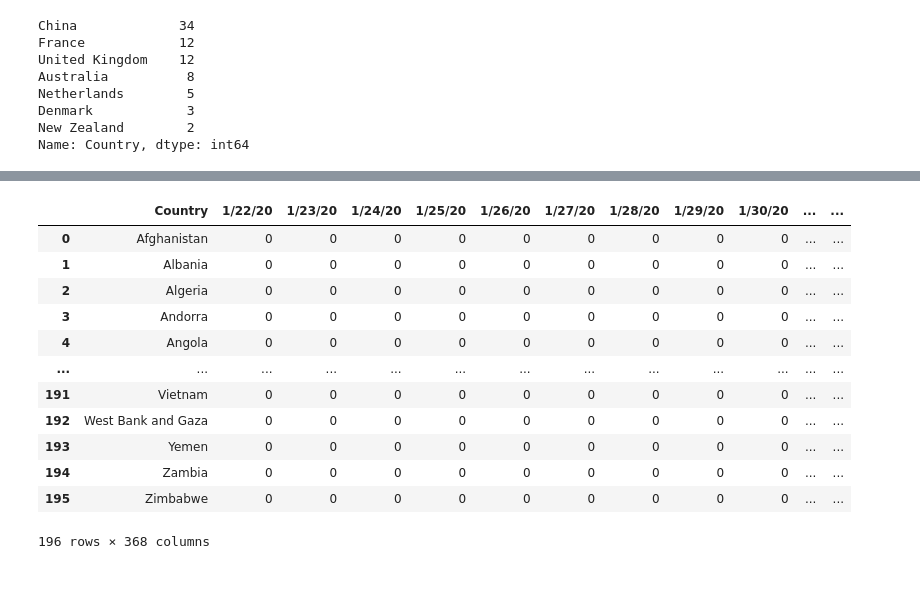
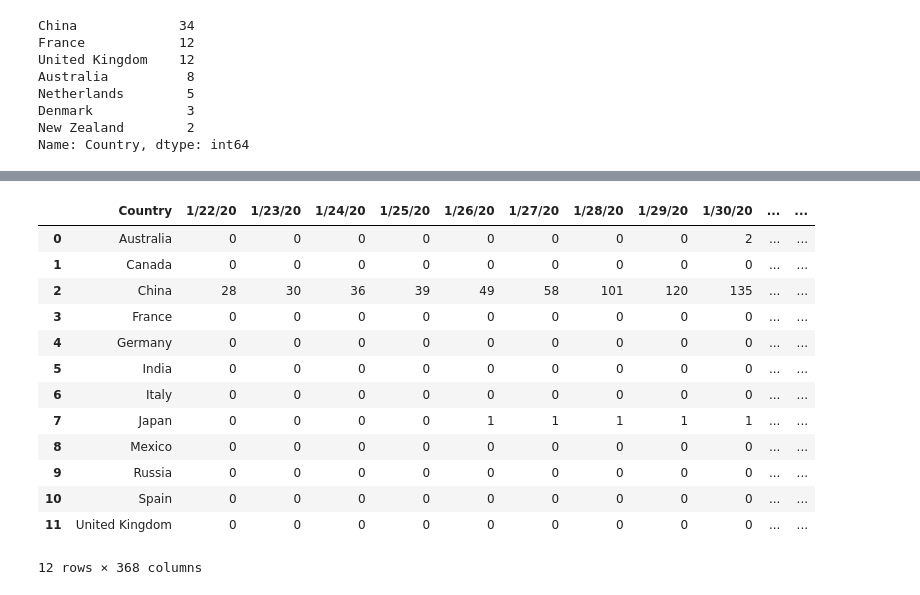
Before and after one commit to Jengoag/covid19_project, a Jupyter notebook: api/data_cleaning/recovered.ipynb, the cells around one changed output, grey strips where cells are left out. Saved outputs shown, nothing was run; the diff lists cells and outputs as text; code cells hidden in the pictures.

```diff
--- a/api/data_cleaning/recovered.ipynb
+++ b/api/data_cleaning/recovered.ipynb
@@ -3,5 +6,5 @@ import pandas as pd
 # %%
-recovered = pd.read_csv("./unclean/recovered_global.csv")
+recovered = pd.read_csv("unclean/recovered_global.csv")
 # %%
 # hacemos una previsualizacion de los datos que tenemos
 recovered.head()
@@ -171,17 +141,0 @@ recovered
-# %%
-recovered = recovered.reset_index(drop=True)
-recovered
-# %% [output]
-|  | Country | 1/22/20 | 1/23/20 | 1/24/20 | 1/25/20 | 1/26/20 | 1/27/20 | 1/28/20 | 1/29/20 | 1/30/20 | ... | ... |
-| 0 | Afghanistan | 0 | 0 | 0 | 0 | 0 | 0 | 0 | 0 | 0 | ... | ... |
-| 1 | Albania | 0 | 0 | 0 | 0 | 0 | 0 | 0 | 0 | 0 | ... | ... |
-| 2 | Algeria | 0 | 0 | 0 | 0 | 0 | 0 | 0 | 0 | 0 | ... | ... |
-| 3 | Andorra | 0 | 0 | 0 | 0 | 0 | 0 | 0 | 0 | 0 | ... | ... |
-| 4 | Angola | 0 | 0 | 0 | 0 | 0 | 0 | 0 | 0 | 0 | ... | ... |
-| ... | ... | ... | ... | ... | ... | ... | ... | ... | ... | ... | ... | ... |
-| 191 | Vietnam | 0 | 0 | 0 | 0 | 0 | 0 | 0 | 0 | 0 | ... | ... |
-| 192 | West Bank and Gaza | 0 | 0 | 0 | 0 | 0 | 0 | 0 | 0 | 0 | ... | ... |
-| 193 | Yemen | 0 | 0 | 0 | 0 | 0 | 0 | 0 | 0 | 0 | ... | ... |
-| 194 | Zambia | 0 | 0 | 0 | 0 | 0 | 0 | 0 | 0 | 0 | ... | ... |
-| 195 | Zimbabwe | 0 | 0 | 0 | 0 | 0 | 0 | 0 | 0 | 0 | ... | ... |
-196 rows × 368 columns
@@ -191,0 +142,21 @@ recovered.to_csv("./recovered.csv", index=False)
+# %%
+#Tenemos muchas filas, vamos a eliminar las filas que no correspondan a los paises que he seleccionado.
+recovered_selection = ["China", "Japan","Germany","United Kingdom","India","France","Italy","Canada","Russia","Australia","Spain","Mexico"]
+
+recovered = recovered[recovered.Country.isin(recovered_selection)].reset_index(drop= True)
+recovered
+# %% [output]
+|  | Country | 1/22/20 | 1/23/20 | 1/24/20 | 1/25/20 | 1/26/20 | 1/27/20 | 1/28/20 | 1/29/20 | 1/30/20 | ... | ... |
+| 0 | Australia | 0 | 0 | 0 | 0 | 0 | 0 | 0 | 0 | 2 | ... | ... |
+| 1 | Canada | 0 | 0 | 0 | 0 | 0 | 0 | 0 | 0 | 0 | ... | ... |
+| 2 | China | 28 | 30 | 36 | 39 | 49 | 58 | 101 | 120 | 135 | ... | ... |
+| 3 | France | 0 | 0 | 0 | 0 | 0 | 0 | 0 | 0 | 0 | ... | ... |
+| 4 | Germany | 0 | 0 | 0 | 0 | 0 | 0 | 0 | 0 | 0 | ... | ... |
+| 5 | India | 0 | 0 | 0 | 0 | 0 | 0 | 0 | 0 | 0 | ... | ... |
+| 6 | Italy | 0 | 0 | 0 | 0 | 0 | 0 | 0 | 0 | 0 | ... | ... |
+| 7 | Japan | 0 | 0 | 0 | 0 | 1 | 1 | 1 | 1 | 1 | ... | ... |
+| 8 | Mexico | 0 | 0 | 0 | 0 | 0 | 0 | 0 | 0 | 0 | ... | ... |
+| 9 | Russia | 0 | 0 | 0 | 0 | 0 | 0 | 0 | 0 | 0 | ... | ... |
+| 10 | Spain | 0 | 0 | 0 | 0 | 0 | 0 | 0 | 0 | 0 | ... | ... |
+| 11 | United Kingdom | 0 | 0 | 0 | 0 | 0 | 0 | 0 | 0 | 0 | ... | ... |
+12 rows × 368 columns
```
Also changed, not shown: parts of 7 cells of this notebook, 6 other files.
